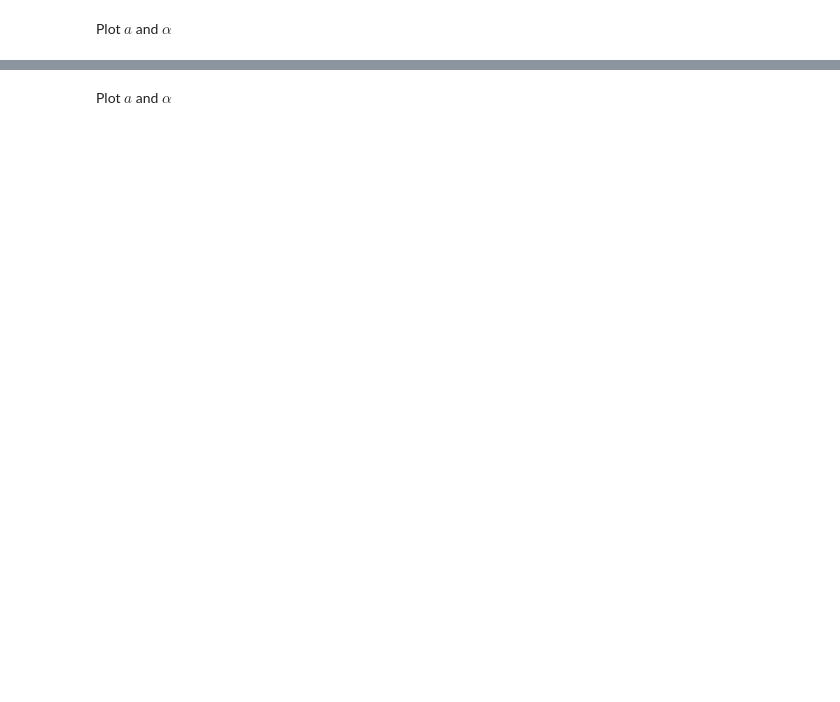
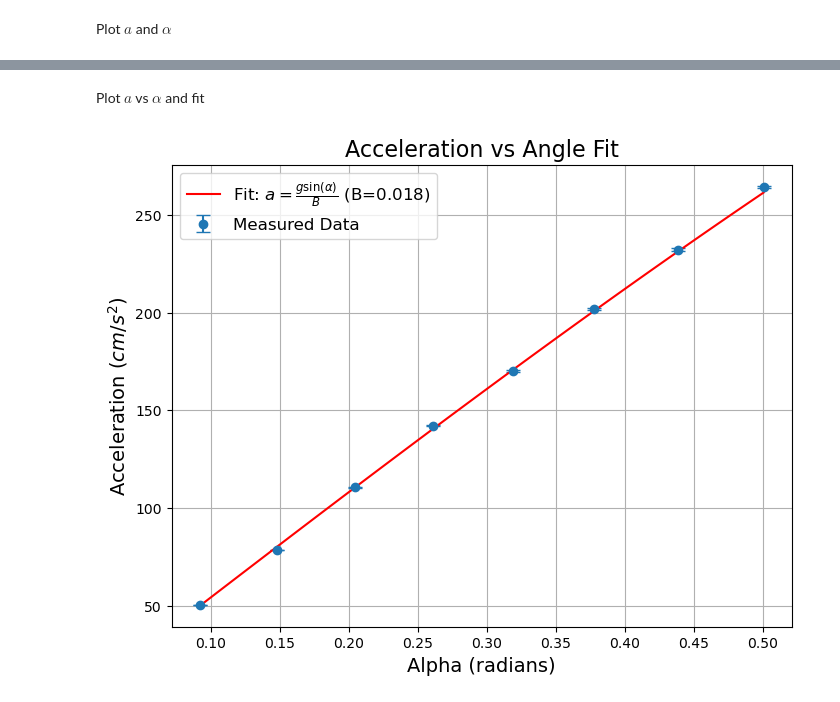
Before and after one commit to JamesPunter/NSP2, a Jupyter notebook: JNx_JamesPunter_15213404.ipynb, the cells around one changed output, grey strips where cells are left out. Cells and saved outputs as stored; diff of their text form; code cells hidden in the pictures; blank space fills up the shorter version.

```diff
--- a/JNx_JamesPunter_15213404.ipynb
+++ b/JNx_JamesPunter_15213404.ipynb
@@ -221,11 +283,26 @@ print(results_df)
 # %% [markdown]
-Plot $a$ and $\alpha$
+Plot $a$ vs $\alpha$ and fit
 # %%
+# Generate data for plotting the fit
+alpha_fine = np.linspace(results_df['alpha_radians'].min(), results_df['alpha_radians'].max(), 100)
+fitted_a = acceleration_model(alpha_fine, fitted_B)
+
+# Plot data and the fit
 plt.figure(figsize=(8, 6))
-plt.plot(results_df['alpha'], results_df['a'], 'o-', label='a vs alpha')
-plt.xlabel('Alpha (degrees)', fontsize=14)
-plt.ylabel('Acceleration (a)', fontsize=14)
-plt.title('Acceleration vs Angle', fontsize=16)
+plt.errorbar(
+    results_df['alpha_radians'],
+    results_df['a'],
+    yerr=results_df['err'],
+    fmt='o',
+    label='Measured Data',
+    capsize=5
+)
+plt.plot(alpha_fine, fitted_a, 'r-', label=f'Fit: $a = \\frac{{g \\sin(\\alpha)}}{{B}}$ (B={fitted_B:.3f})')
+plt.xlabel('Alpha (radians)', fontsize=14)
+plt.ylabel('Acceleration ($cm$/$s^2$)', fontsize=14)
+plt.title('Acceleration vs Angle Fit', fontsize=16)
 plt.legend(fontsize=12)
 plt.grid()
 plt.show()
+# %% [output]
+[figure, added]
```
Also changed, not shown: parts of 6 cells of this notebook.
